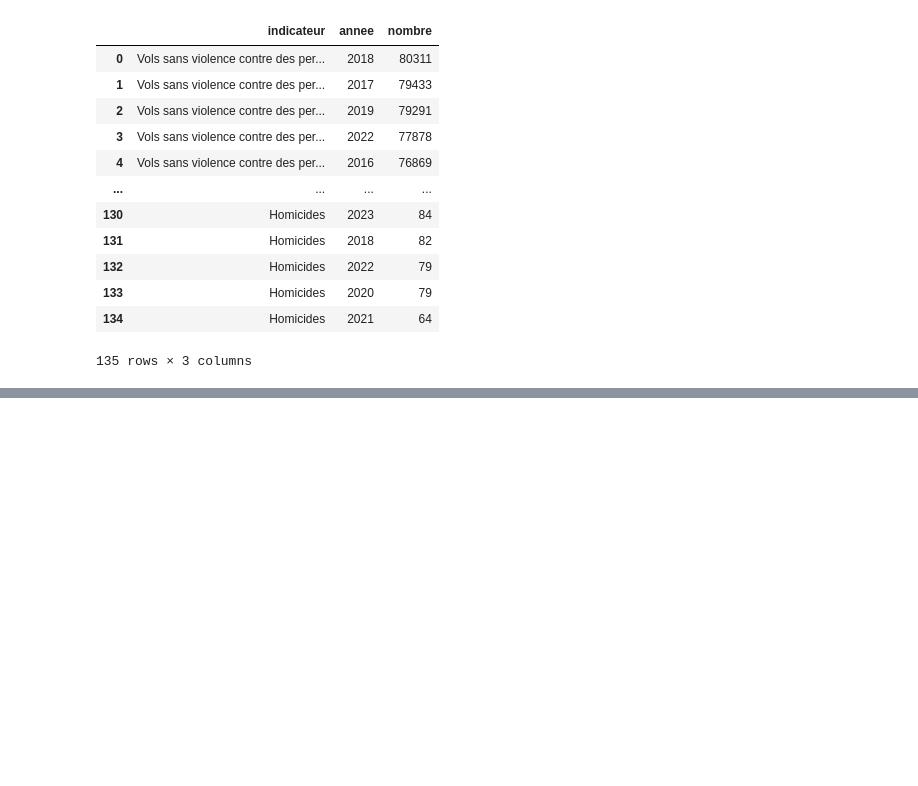
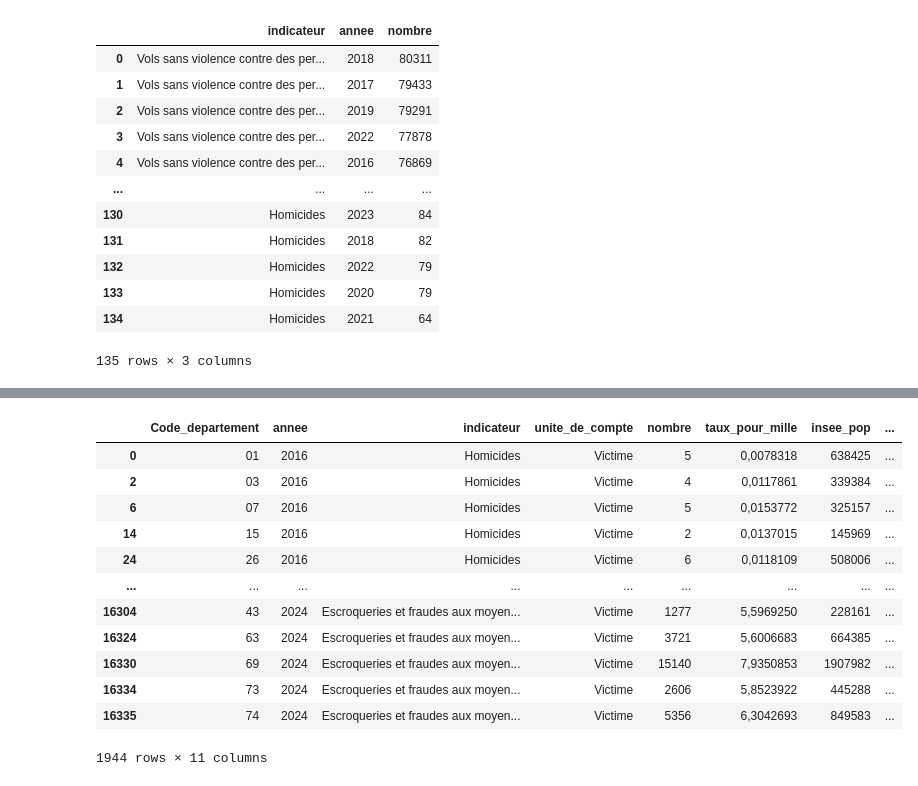
Before and after one commit to Flotauv/DataVisualization-Project, a Jupyter notebook: data_process_flo.ipynb, the cells around one changed output, grey strips where cells are left out. Saved outputs shown, nothing was run; the diff lists cells and outputs as text; code cells hidden in the pictures; blank space fills up the shorter version.

```diff
--- a/data_process_flo.ipynb
+++ b/data_process_flo.ipynb
@@ -212,2 +228,2 @@ df_dep['indicateur'] = df_dep['indicateur'].replace("Violences physiques hors ca
 # %%
-df_dep = df_dep[(df_dep['Code_region']=='Auvergne-Rhône-Alpes') & (df_dep['Code_departement']=='38')]
+df_region = df[(df['Code_region']=='Auvergne-Rhône-Alpes')]
@@ -213,0 +232,2 @@ df_dep = df_dep[(df_dep['Code_region']=='Auvergne-Rhône-Alpes') & (df_dep['Code
+# %%
+list_crime = ['Homicides',"Tentatives d'homicide",'Violences sexuelles','Vols avec armes']
@@ -214,2 +241,2 @@ df_dep = df_dep[(df_dep['Code_region']=='Auvergne-Rhône-Alpes') & (df_dep['Code
 # %%
-df_dep
+df_region = df_region.drop('Code_region',axis=1)
@@ -237,0 +243,16 @@ fig.show()
+# %%
+df_region
+# %% [output]
+|  | Code_departement | annee | indicateur | unite_de_compte | nombre | taux_pour_mille | insee_pop | ... |
+| 0 | 01 | 2016 | Homicides | Victime | 5 | 0,0078318 | 638425 | ... |
+| 2 | 03 | 2016 | Homicides | Victime | 4 | 0,0117861 | 339384 | ... |
+| 6 | 07 | 2016 | Homicides | Victime | 5 | 0,0153772 | 325157 | ... |
+| 14 | 15 | 2016 | Homicides | Victime | 2 | 0,0137015 | 145969 | ... |
+| 24 | 26 | 2016 | Homicides | Victime | 6 | 0,0118109 | 508006 | ... |
+| ... | ... | ... | ... | ... | ... | ... | ... | ... |
+| 16304 | 43 | 2024 | Escroqueries et fraudes aux moyen... | Victime | 1277 | 5,5969250 | 228161 | ... |
+| 16324 | 63 | 2024 | Escroqueries et fraudes aux moyen... | Victime | 3721 | 5,6006683 | 664385 | ... |
+| 16330 | 69 | 2024 | Escroqueries et fraudes aux moyen... | Victime | 15140 | 7,9350853 | 1907982 | ... |
+| 16334 | 73 | 2024 | Escroqueries et fraudes aux moyen... | Victime | 2606 | 5,8523922 | 445288 | ... |
+| 16335 | 74 | 2024 | Escroqueries et fraudes aux moyen... | Victime | 5356 | 6,3042693 | 849583 | ... |
+1944 rows × 11 columns
```
Also changed, not shown: parts of 11 cells of this notebook, 1 other file.
